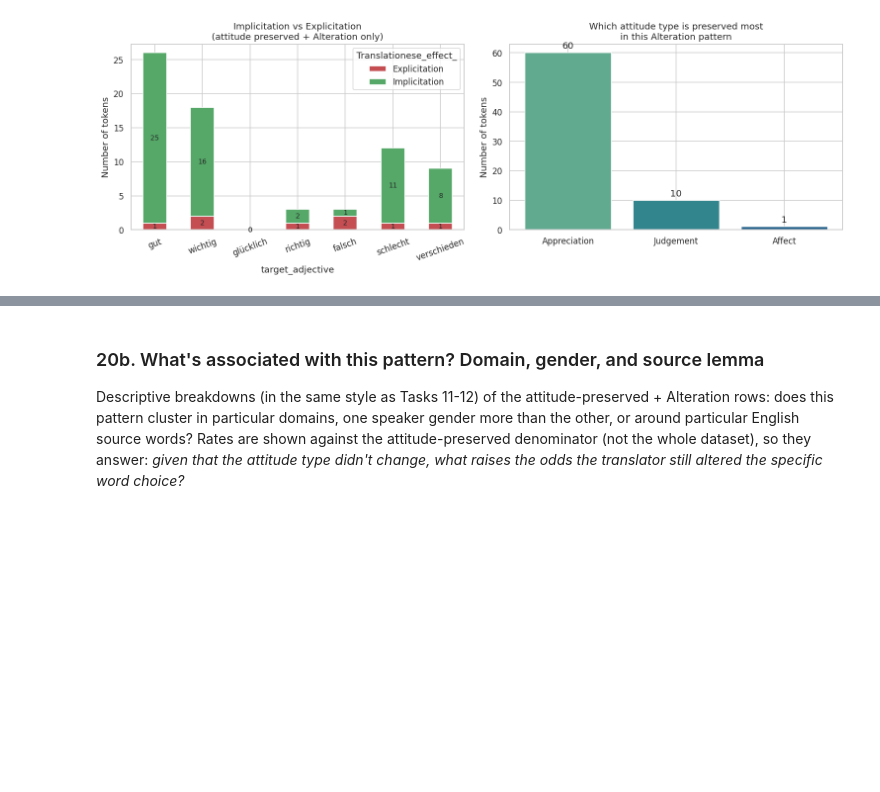
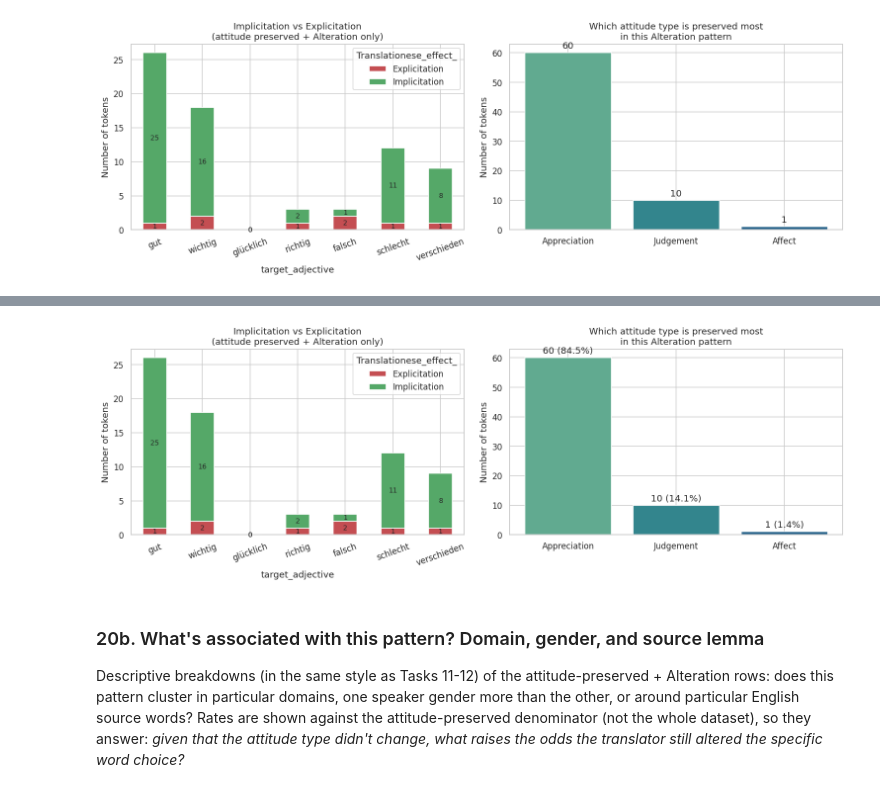
Before and after one commit to happy522/AttituTED-Corpus, a Jupyter notebook: NEW analysis/implicitation_study_analysis_with_titles.ipynb, the cells around one changed output, grey strips where cells are left out. Saved outputs shown, nothing was run; the diff lists cells and outputs as text; code cells hidden in the pictures; blank space fills up the shorter version.

```diff
--- a/NEW analysis/implicitation_study_analysis_with_titles.ipynb
+++ b/NEW analysis/implicitation_study_analysis_with_titles.ipynb
@@ -1550,3 +1573,97 @@ Rows with attitude type preserved AND strategy = Alteration: 71
 | Judgement | 10 |
 | Affect | 1 |
 [figure]
+# %%
+# Which specific attitude type (Appreciation / Judgement / Affect) does this happen in most?
+attitude_type_within_pattern = (
+    same_attitude_alteration["EN_Attitude_type"]
+    .fillna("Not coded")
+    .value_counts()
+)
+
+# Calculate percentages within this Alteration + attitude-preserved subset
+attitude_type_pct = (
+    attitude_type_within_pattern
+    / attitude_type_within_pattern.sum()
+    * 100
+)
+
+display(
+    pd.DataFrame({
+        "n_rows": attitude_type_within_pattern,
+        "percent": attitude_type_pct.round(1)
+    })
+)
+
+attitude_type_within_pattern.to_csv(
+    os.path.join(OUTPUT_DIR, "task20a_attitude_type_within_pattern.csv")
+)
+
+fig, axes = plt.subplots(1, 2, figsize=(14, 5))
+
+# LEFT: Effect breakdown
+effect_within_pattern.plot(
+    kind="bar",
+    stacked=True,
+    ax=axes[0],
+    color=["#C44E52", "#55A868", "#C4C4C4"]
+)
+
+axes[0].set_title(
+    "Implicitation vs Explicitation\n"
+    "(attitude preserved + Alteration only)"
+)
+axes[0].set_ylabel("Number of tokens")
+axes[0].tick_params(axis="x", rotation=20)
+
+for container in axes[0].containers:
+    axes[0].bar_label(
+        container,
+        label_type="center",
+        fontsize=9
+    )
+
+# RIGHT: Attitude type with n + %
+bars = axes[1].bar(
+    attitude_type_within_pattern.index,
+    attitude_type_within_pattern.values,
+    color=sns.color_palette(
+        "crest",
+        len(attitude_type_within_pattern)
+    )
+)
+
+axes[1].set_title(
+    "Which attitude type is preserved most\n"
+    "in this Alteration pattern"
+)
+axes[1].set_ylabel("Number of tokens")
+
+# Labels: n (percentage)
+labels = [
+    f"{n} ({pct:.1f}%)"
+    for n, pct in zip(
+        attitude_type_within_pattern.values,
+        attitude_type_pct.values
+    )
+]
+
+axes[1].bar_label(
+    bars,
+    labels=labels,
+    padding=3
+)
+
+plt.tight_layout()
+
+plt.savefig(
+    os.path.join(
+        OUTPUT_DIR,
+        "task20a_effect_and_attitude_within_pattern.png"
+    ),
+    dpi=300,
+    bbox_inches="tight"
+)
+
+plt.show()
+# %% [output]
@@ -1553,3 +1675,4 @@ Rows with attitude type preserved AND strategy = Alteration: 71
+[figure, added]
 # %% [markdown]
 ### 20b. What's associated with this pattern? Domain, gender, and source lemma
 
```
Also changed, not shown: parts of 4 cells of this notebook.
